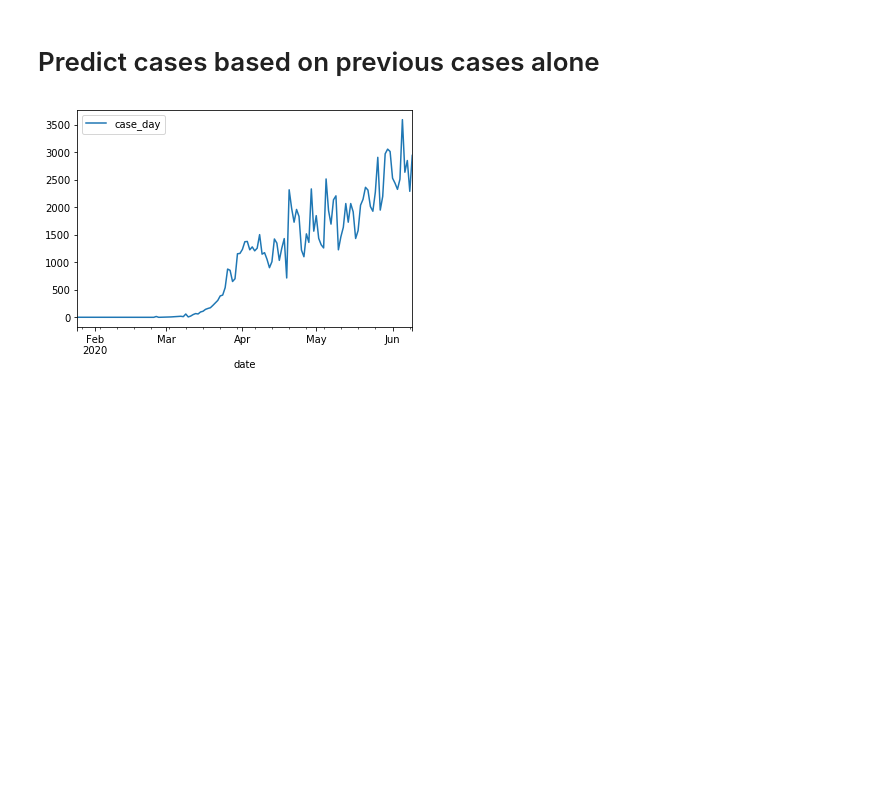
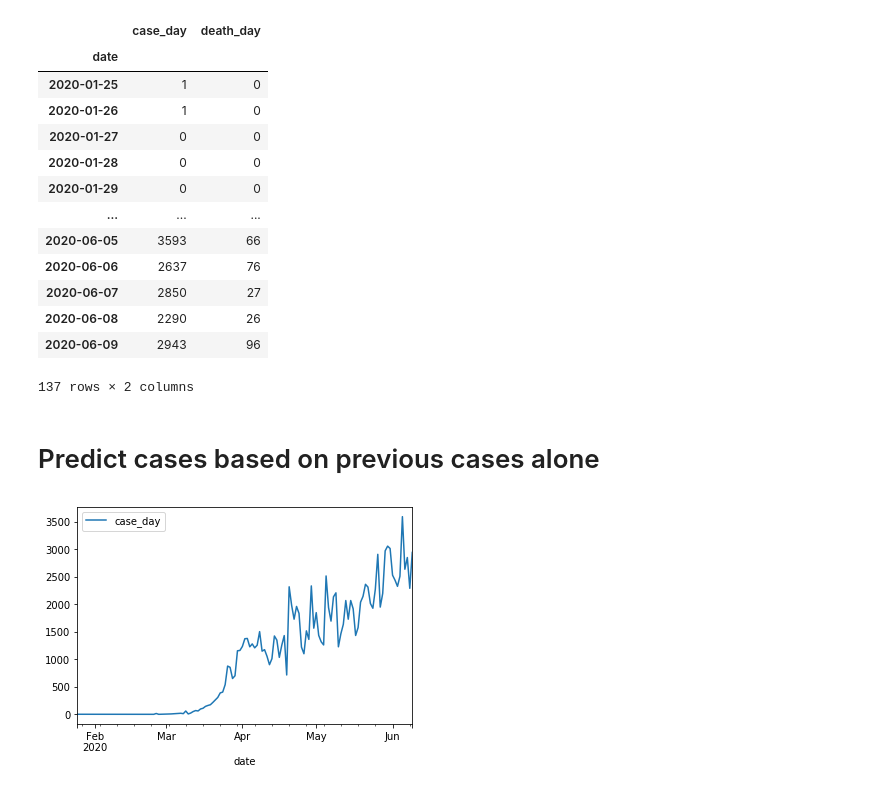
Before and after one commit to menlodoug/Final_Project, a Jupyter notebook: arima_cases_prediction.ipynb, the cells around one changed output. Saved outputs shown, nothing was run; the diff lists cells and outputs as text; code cells hidden in the pictures; blank space fills up the shorter version.

```diff
--- a/arima_cases_prediction.ipynb
+++ b/arima_cases_prediction.ipynb
@@ -40,3 +43,24 @@ ca_df.head()
+# %%
+import datetime as dt
+ca_convid_data['date'] = pd.to_datetime(ca_convid_data['date'])
+# set the date as index
+ca_convid_data = ca_convid_data.set_index(['date'])
+ca_convid_data
+# %% [output]
+|  | case_day | death_day |
+| date |  |  |
+| 2020-01-25 | 1 | 0 |
+| 2020-01-26 | 1 | 0 |
+| 2020-01-27 | 0 | 0 |
+| 2020-01-28 | 0 | 0 |
+| 2020-01-29 | 0 | 0 |
+| ... | ... | ... |
+| 2020-06-05 | 3593 | 66 |
+| 2020-06-06 | 2637 | 76 |
+| 2020-06-07 | 2850 | 27 |
+| 2020-06-08 | 2290 | 26 |
+| 2020-06-09 | 2943 | 96 |
+137 rows × 2 columns
 # %% [markdown]
 # Predict cases based on previous cases alone
 # %%
```
Also changed, not shown: parts of 8 cells of this notebook, 1 other file.
